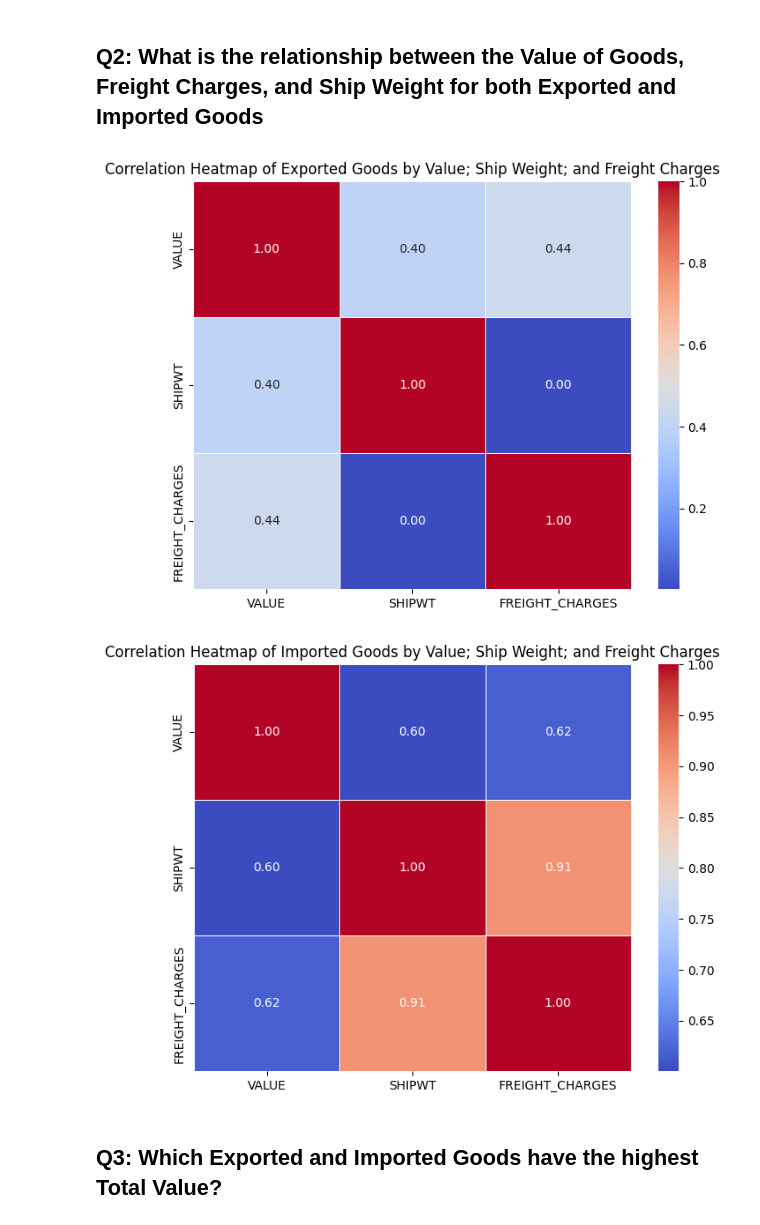
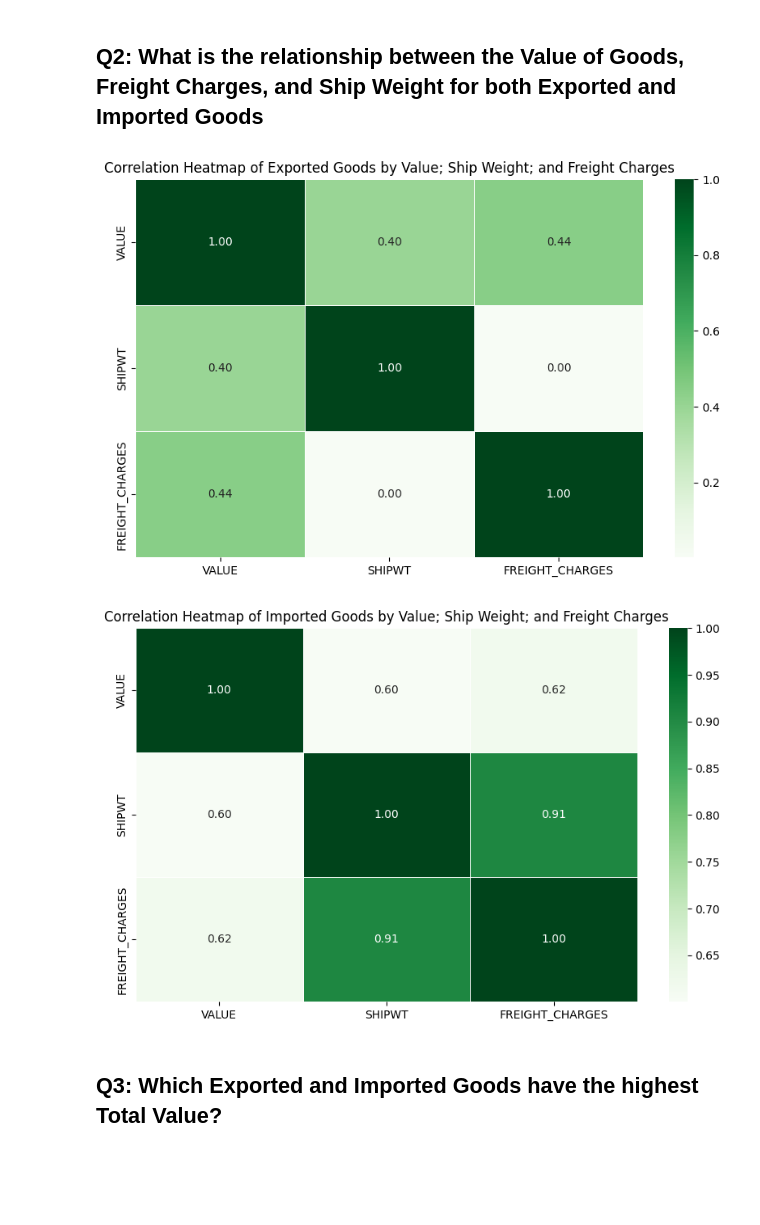
Before and after one commit to 02sagoe/TransBorderFreight_Data_Analysis, a Jupyter notebook: main.ipynb, the cells around one changed output. Cells and saved outputs as stored; diff of their text form; code cells hidden in the pictures; blank space fills up the shorter version.

```diff
--- a/main.ipynb
+++ b/main.ipynb
@@ -176,14 +182,14 @@ plt.show()
 # %%
 # Mapping dictionary for DISAGMOT to transportation modes
 disagmot_mapping = {
-        1 : "Vessel; Mail (U.S. Postal Service); Pipeline; Rail; Foreign Trade Zones (FTZs); Other",
+        1 : "Other",
         3 : "Air",
-        4 : "Vessel; Mail (U.S. Postal Service); Pipeline; Rail; Foreign Trade Zones (FTZs); Other",
+        4 : "Other",
         5 : "Truck",
-        6 : "Vessel; Mail (U.S. Postal Service); Pipeline; Rail; Foreign Trade Zones (FTZs); Other",
-        7 : "Vessel; Mail (U.S. Postal Service); Pipeline; Rail; Foreign Trade Zones (FTZs); Other",
-        8 : "Vessel; Mail (U.S. Postal Service); Pipeline; Rail; Foreign Trade Zones (FTZs); Other",
-        9 : "Vessel; Mail (U.S. Postal Service); Pipeline; Rail; Foreign Trade Zones (FTZs); Other",
+        6 : "Other",
+        7 : "Other",
+        8 : "Other",
+        9 : "Other",
 }
 
 # Create a new column 'TRANSPORT_MODE' by mapping 'DISAGMOT'
@@ -230,14 +257,14 @@ plt.show()
 # %%
 # Mapping dictionary for DISAGMOT to transportation modes
 disagmot_mapping = {
-        1 : "Vessel; Mail (U.S. Postal Service); Pipeline; Foreign Trade Zones (FTZs); Other",
+        1 : "Other",
         3 : "Air",
-        4 : "Vessel; Mail (U.S. Postal Service); Pipeline; Foreign Trade Zones (FTZs); Other",
+        4 : "Other",
         5 : "Truck",
         6 : "Rail",
-        7 : "Vessel; Mail (U.S. Postal Service); Pipeline; Foreign Trade Zones (FTZs); Other",
-        8 : "Vessel; Mail (U.S. Postal Service); Pipeline; Foreign Trade Zones (FTZs); Other",
-        9 : "Vessel; Mail (U.S. Postal Service); Pipeline; Foreign Trade Zones (FTZs); Other",
+        7 : "Other",
+        8 : "Other",
+        9 : "Other",
 }
 
 # Create a new column 'TRANSPORT_MODE' by mapping 'DISAGMOT'
@@ -259,21 +304,21 @@ plt.show()
 # %%
 # Filtering the data to only show Exports from the USA
 filtered_data = data[data['TRDTYPE'] == 1]
 
 import matplotlib.pyplot as plt
 # Select relevant columns for correlation analysis
 filtered_cols = ['VALUE', 'SHIPWT', 'FREIGHT_CHARGES']
 
 # Calculate the correlation matrix
 correlation_matrix = filtered_data[filtered_cols].corr()
 
 # Visualize the correlation matrix using a heatmap
-plt.figure(figsize=(8, 6))
-sns.heatmap(correlation_matrix, annot=True, cmap='coolwarm', fmt=".2f", linewidths=.5)
+plt.figure(figsize=(10, 6))
+sns.heatmap(correlation_matrix, annot=True, cmap='Greens', fmt=".2f", linewidths=.5)
 plt.title('Correlation Heatmap of Exported Goods by Value; Ship Weight; and Freight Charges')
 plt.show()
 # %% [output]
-[figure, old version]
+[figure, new version]
 # %%
 # Filtering the data to only show Exports from the USA
 filtered_data = data[data['TRDTYPE'] == 2]
@@ -286,12 +331,12 @@ filtered_cols = ['VALUE', 'SHIPWT', 'FREIGHT_CHARGES']
 correlation_matrix = filtered_data[filtered_cols].corr()
 
 # Visualize the correlation matrix using a heatmap
-plt.figure(figsize=(8, 6))
-sns.heatmap(correlation_matrix, annot=True, cmap='coolwarm', fmt=".2f", linewidths=.5)
+plt.figure(figsize=(10, 6))
+sns.heatmap(correlation_matrix, annot=True, cmap='Greens', fmt=".2f", linewidths=.5)
 plt.title('Correlation Heatmap of Imported Goods by Value; Ship Weight; and Freight Charges')
 plt.show()
 # %% [output]
-[figure, old version]
+[figure, new version]
 # %% [markdown]
 ## Q3: Which Exported and Imported Goods have the highest Total Value?
 # %%
```
Also changed, not shown: parts of 28 cells of this notebook.
